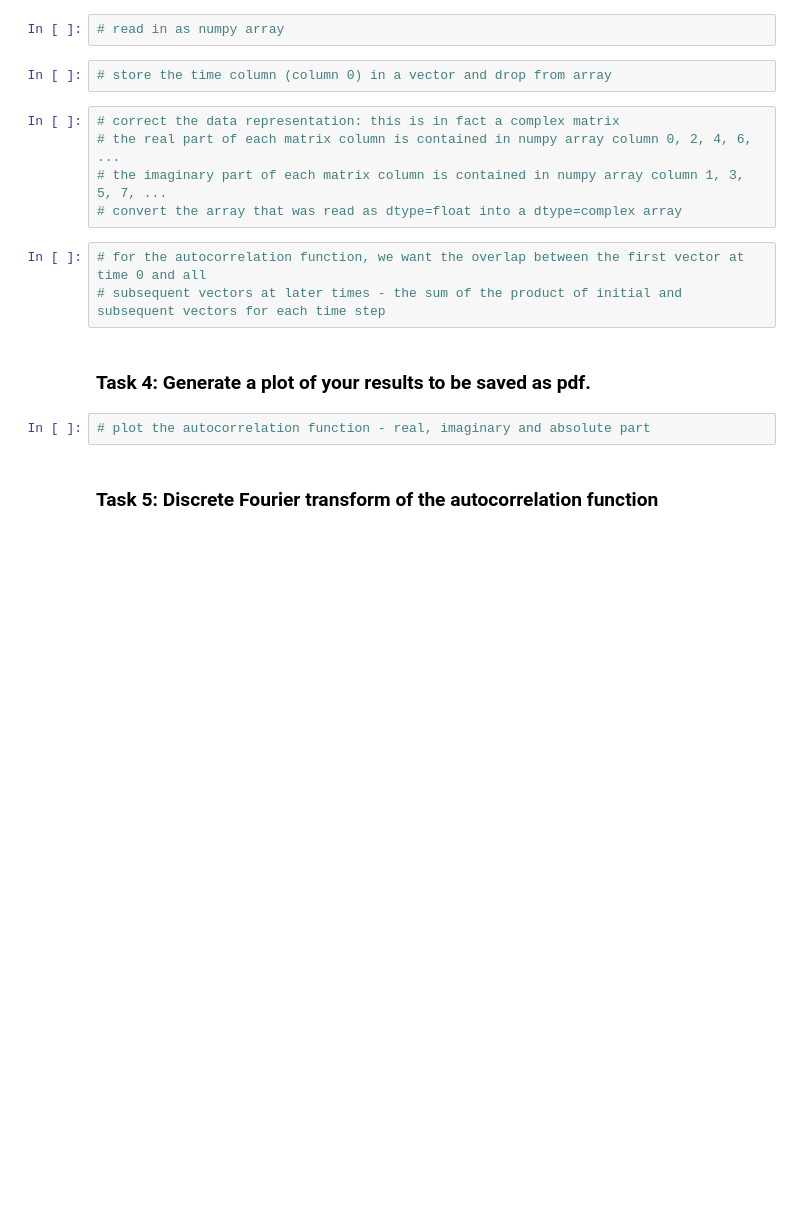
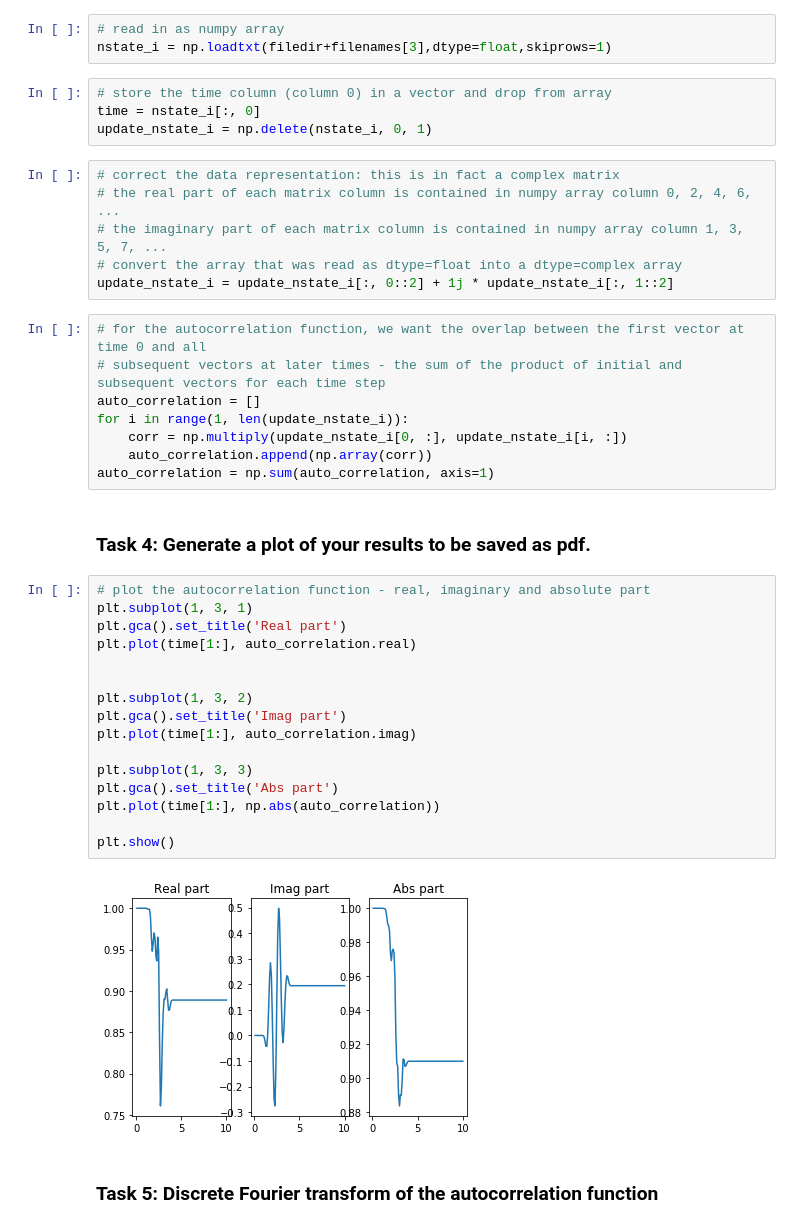
Before and after one commit to bellerophons-pegasus/ssciwr_sdc_team14, a Jupyter notebook: src/notebook_unit1.ipynb, the cells around one changed output. Cells and saved outputs as stored; diff of their text form; blank space fills up the shorter version.

```diff
--- a/src/notebook_unit1.ipynb
+++ b/src/notebook_unit1.ipynb
@@ -235,20 +177,45 @@ $\Psi_{corr} = \langle \Psi(t=0) | \Psi(t) \rangle = \int_0^{tfin} \Psi(0)^* \Ps
 Since we are in a numerical representation, the integral can be replaced with a sum; and the given vectors are already normalized.
 # %%
 # read in as numpy array
+nstate_i = np.loadtxt(filedir+filenames[3],dtype=float,skiprows=1)
 # %%
 # store the time column (column 0) in a vector and drop from array
+time = nstate_i[:, 0]
+update_nstate_i = np.delete(nstate_i, 0, 1)
 # %%
 # correct the data representation: this is in fact a complex matrix
 # the real part of each matrix column is contained in numpy array column 0, 2, 4, 6, ...
 # the imaginary part of each matrix column is contained in numpy array column 1, 3, 5, 7, ...
 # convert the array that was read as dtype=float into a dtype=complex array
+update_nstate_i = update_nstate_i[:, 0::2] + 1j * update_nstate_i[:, 1::2]
 # %%
 # for the autocorrelation function, we want the overlap between the first vector at time 0 and all
 # subsequent vectors at later times - the sum of the product of initial and subsequent vectors for each time step
+auto_correlation = []
+for i in range(1, len(update_nstate_i)):
+    corr = np.multiply(update_nstate_i[0, :], update_nstate_i[i, :])
+    auto_correlation.append(np.array(corr))
+auto_correlation = np.sum(auto_correlation, axis=1)
 # %% [markdown]
 ### Task 4: Generate a plot of your results to be saved as pdf.
-# %%
-# plot the autocorrelation function - real, imaginary and absolute part
+# %%
+# plot the autocorrelation function - real, imaginary and absolute part
+plt.subplot(1, 3, 1)
+plt.gca().set_title('Real part')
+plt.plot(time[1:], auto_correlation.real)
+
+
+plt.subplot(1, 3, 2)
+plt.gca().set_title('Imag part')
+plt.plot(time[1:], auto_correlation.imag)
+
+plt.subplot(1, 3, 3)
+plt.gca().set_title('Abs part')
+plt.plot(time[1:], np.abs(auto_correlation))
+
+plt.show()
+# %% [output]
+[figure, added]
 # %% [markdown]
 ### Task 5: Discrete Fourier transform of the autocorrelation function
 # %%
```
Also changed, not shown: parts of 14 cells of this notebook.
